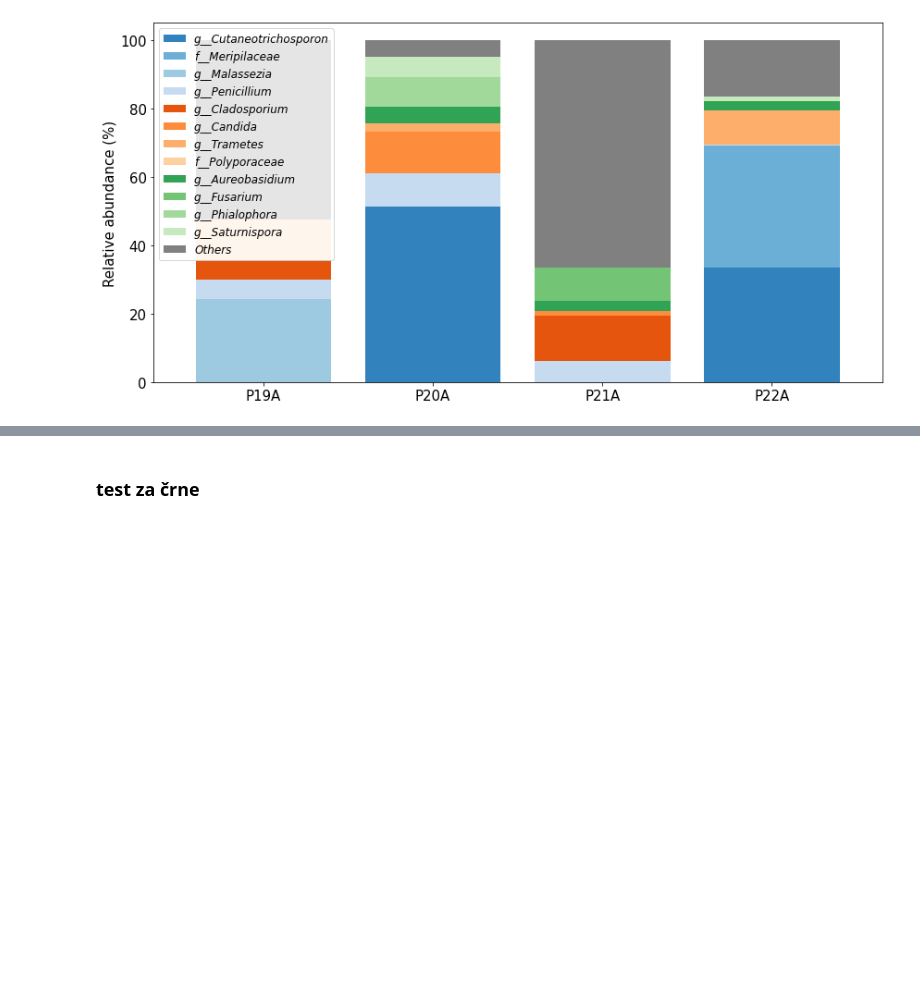
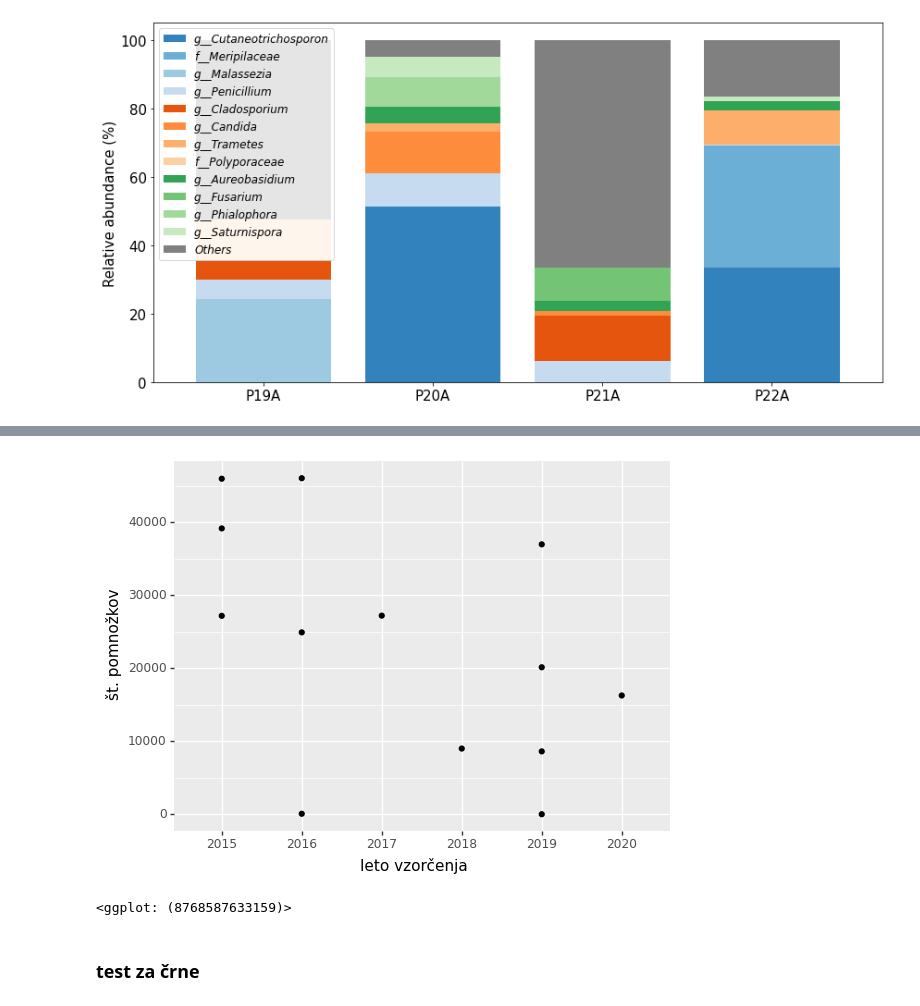
Before and after one commit to nezapajek/proteus-skin-microbiome, a Jupyter notebook: fungi/02_taxonomic-analysis.ipynb, the cells around one changed output, grey strips where cells are left out. Drawn from its saved outputs; the diff is of its cells as text; code cells hidden in the pictures; blank space fills up the shorter version.

```diff
--- a/fungi/02_taxonomic-analysis.ipynb
+++ b/fungi/02_taxonomic-analysis.ipynb
@@ -563,3 +615,22 @@ plt.savefig('./results/crni_primerjava10najpogostejsih_fun_old.png')
+# %%
+# quick viz - reads per year
+# add reads column
+mtdt_df = sample_metadata.to_dataframe()
+mtdt_df = pd.DataFrame(mtdt_df)
+reads = [27194, 39169, 24928, 27222, 20148, 9014, 36987, 8626, 19, 46046, 82,45975, 16283]
+mtdt_df['reads'] = reads
+mtdt_df = mtdt_df.sort_values(by=['reads'])
+
+# plot no of reads per year
+(p9.ggplot(data=mtdt_df.reset_index(),
+           mapping=p9.aes(x='year', y='reads'))
++ p9.geom_point()
++ p9.labels.xlab('leto vzorčenja')
++ p9.labels.ylab('št. pomnožkov')
+)
+# %% [output]
+[figure, added]
+<ggplot: (8768587633159)>
 # %% [markdown]
 ### test za črne
 # %%
```
Also changed, not shown: parts of 11 cells of this notebook, 10 other files.
